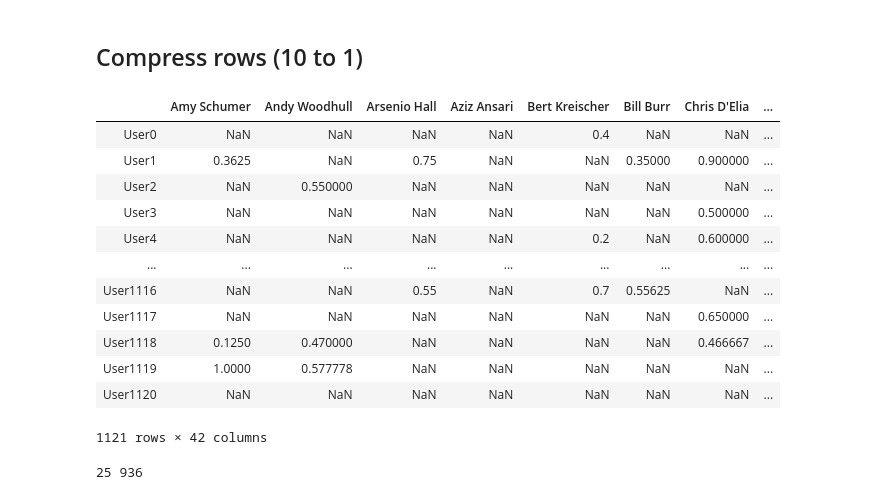
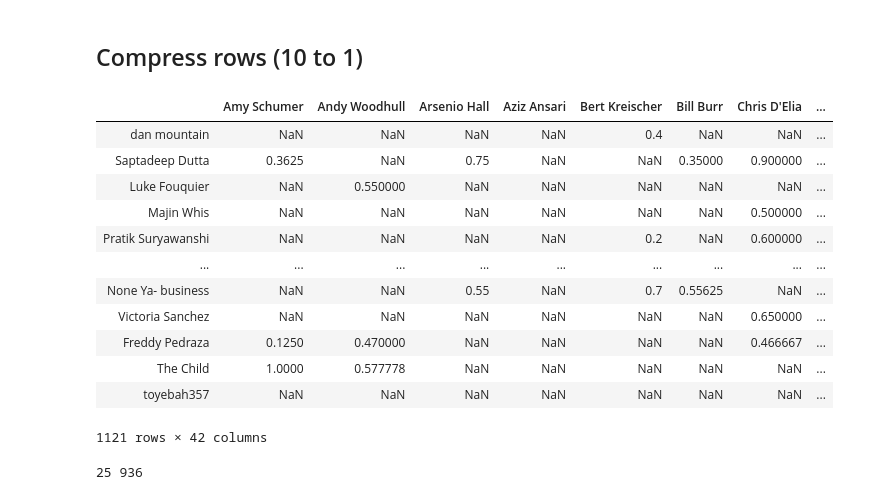
Before and after one commit to k11tqa25/nlp_based_recommender, a Jupyter notebook: Full_User_Data_from_80clips.ipynb, the cells around one changed output. Cells and saved outputs as stored; diff of their text form; code cells hidden in the pictures.

```diff
--- a/Full_User_Data_from_80clips.ipynb
+++ b/Full_User_Data_from_80clips.ipynb
@@ -273,28 +273,32 @@ df_UCM
 # %%
 # First give each row a group number
 ddd = df_UCM.copy()
 ddd = ddd.reset_index()
 ddd = ddd.rename(columns={'Name':'User_ID'})
 ddd['User_ID'] = ddd.index%(int(len(ddd.index)/10))
 
 # Group by the group number
 ddd = ddd.groupby('User_ID').mean()
-ddd.index = [f"User{i}" for i in ddd.index]
+
+# Randomly assign the names to the users
+np.random.seed(1)
+ddd.index = np.random.choice(df_clean.Name, size=(ddd.shape[0]))
+
 ddd.to_pickle('Full_UCM.pkl')
 ddd
 # %% [output]
 |  | Amy Schumer | Andy Woodhull | Arsenio Hall | Aziz Ansari | Bert Kreischer | Bill Burr | Chris D'Elia | ... |
-| User0 | NaN | NaN | NaN | NaN | 0.4 | NaN | NaN | ... |
-| User1 | 0.3625 | NaN | 0.75 | NaN | NaN | 0.35000 | 0.900000 | ... |
-| User2 | NaN | 0.550000 | NaN | NaN | NaN | NaN | NaN | ... |
-| User3 | NaN | NaN | NaN | NaN | NaN | NaN | 0.500000 | ... |
-| User4 | NaN | NaN | NaN | NaN | 0.2 | NaN | 0.600000 | ... |
+| dan mountain | NaN | NaN | NaN | NaN | 0.4 | NaN | NaN | ... |
+| Saptadeep Dutta | 0.3625 | NaN | 0.75 | NaN | NaN | 0.35000 | 0.900000 | ... |
+| Luke Fouquier | NaN | 0.550000 | NaN | NaN | NaN | NaN | NaN | ... |
+| Majin Whis | NaN | NaN | NaN | NaN | NaN | NaN | 0.500000 | ... |
+| Pratik Suryawanshi | NaN | NaN | NaN | NaN | 0.2 | NaN | 0.600000 | ... |
 | ... | ... | ... | ... | ... | ... | ... | ... | ... |
-| User1116 | NaN | NaN | 0.55 | NaN | 0.7 | 0.55625 | NaN | ... |
-| User1117 | NaN | NaN | NaN | NaN | NaN | NaN | 0.650000 | ... |
-| User1118 | 0.1250 | 0.470000 | NaN | NaN | NaN | NaN | 0.466667 | ... |
-| User1119 | 1.0000 | 0.577778 | NaN | NaN | NaN | NaN | NaN | ... |
-| User1120 | NaN | NaN | NaN | NaN | NaN | NaN | NaN | ... |
+| None Ya- business | NaN | NaN | 0.55 | NaN | 0.7 | 0.55625 | NaN | ... |
+| Victoria Sanchez | NaN | NaN | NaN | NaN | NaN | NaN | 0.650000 | ... |
+| Freddy Pedraza | 0.1250 | 0.470000 | NaN | NaN | NaN | NaN | 0.466667 | ... |
+| The Child | 1.0000 | 0.577778 | NaN | NaN | NaN | NaN | NaN | ... |
+| toyebah357 | NaN | NaN | NaN | NaN | NaN | NaN | NaN | ... |
 1121 rows × 42 columns
 # %%
 # The minimun/maiximum numbers of user rating of all comedians
```
Also changed, not shown: parts of 12 cells of this notebook.
